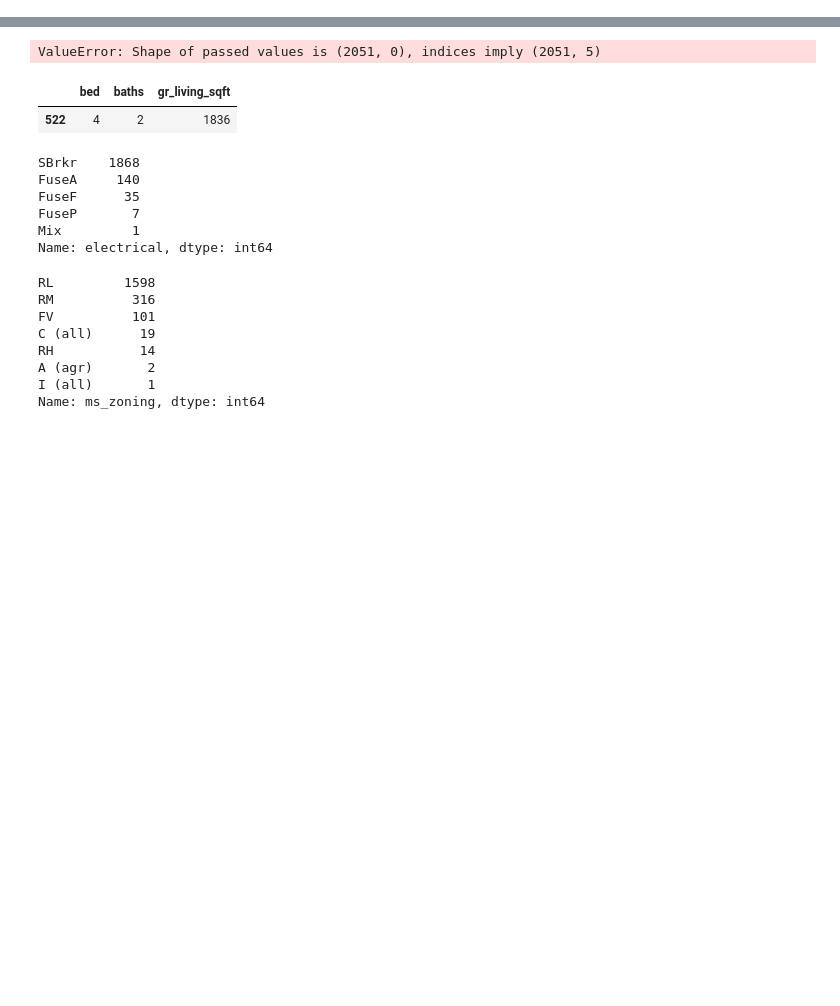
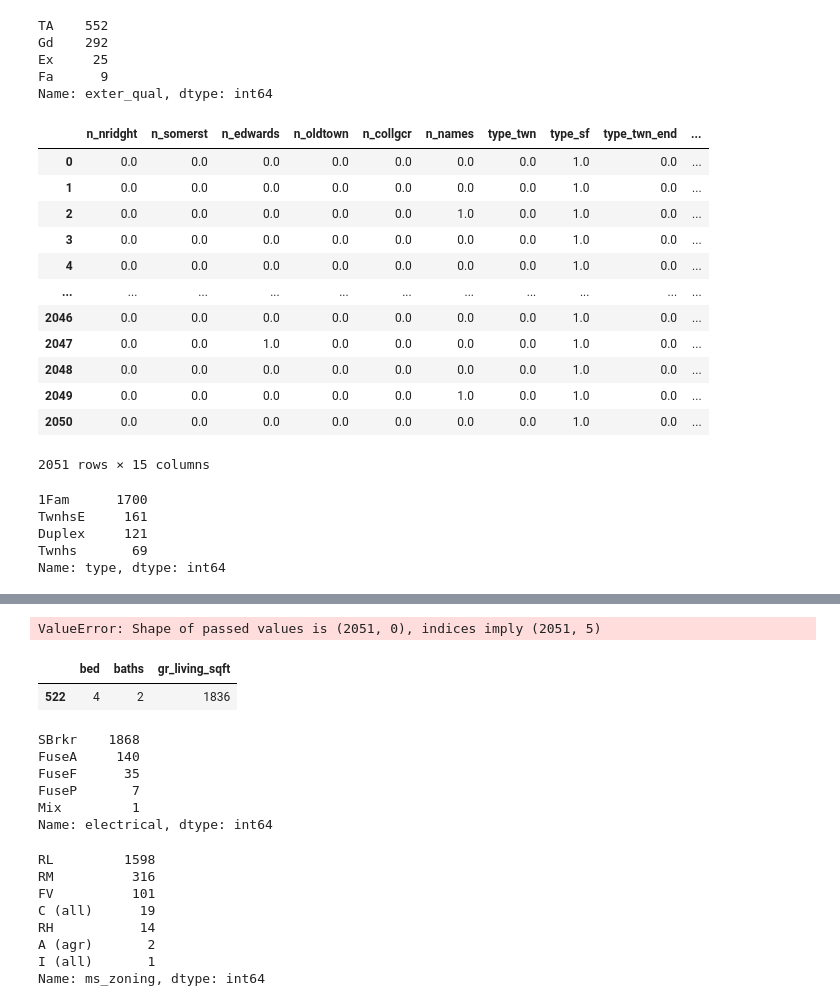
Before and after one commit to woodstockwins/1213-iris, a Jupyter notebook: projects/project-2-master/1_p2_simple_models.ipynb, the cells around one changed output, grey strips where cells are left out. Drawn from its saved outputs; the diff is of its cells as text; code cells hidden in the pictures; blank space fills up the shorter version.

```diff
--- a/projects/project-2-master/1_p2_simple_models.ipynb
+++ b/projects/project-2-master/1_p2_simple_models.ipynb
@@ -375,0 +577,8 @@ memory usage: 320.6+ KB
+# %%
+data_testing['exter_qual'].value_counts()
+# %% [output]
+TA    552
+Gd    292
+Ex     25
+Fa      9
+Name: exter_qual, dtype: int64
@@ -375,0 +587,36 @@ memory usage: 320.6+ KB
+# %%
+# data_local['type'] = data_local['type'].map({'1Fam': '1Fam', 'TwnhsE':'TwnhsE', 'Duplex':'Duplex', 'Twnhs':'Twnhs', '2fmCon': 'Duplex'})
+ohe = OneHotEncoder(categories=[['None', 'BrkCmn', 'BrkFace', 'Stone']], handle_unknown='ignore', drop='first', sparse=False)
+enc = pd.DataFrame(ohe.fit_transform(data_local[['mas_vnr_type']]), columns=['vaneer_brk_c', 'vaneer_brk_face', 'vaneer_stone'], index=data_local.index)
+data_local = data_local.join(enc)
+data_local.drop(['mas_vnr_type'], inplace=True, axis=1)
+data_local.iloc[:,-15:]
+# enc = pd.DataFrame(ohe.transform(self.testing_data[['alley']]), columns=['zone_res_hi', 'zone_res_vil', 'zone_res_med', 'zone_res_low'], index=self.testing_data.index)
+# self.testing_data = self.testing_data.join(enc)
+# self.testing_data.drop(['alley'], inplace=True, axis=1)
+
+# Gable    1619
+# Hip       397
+# Unc        35
+# %% [output]
+|  | n_nridght | n_somerst | n_edwards | n_oldtown | n_collgcr | n_names | type_twn | type_sf | type_twn_end | ... |
+| 0 | 0.0 | 0.0 | 0.0 | 0.0 | 0.0 | 0.0 | 0.0 | 1.0 | 0.0 | ... |
+| 1 | 0.0 | 0.0 | 0.0 | 0.0 | 0.0 | 0.0 | 0.0 | 1.0 | 0.0 | ... |
+| 2 | 0.0 | 0.0 | 0.0 | 0.0 | 0.0 | 1.0 | 0.0 | 1.0 | 0.0 | ... |
+| 3 | 0.0 | 0.0 | 0.0 | 0.0 | 0.0 | 0.0 | 0.0 | 1.0 | 0.0 | ... |
+| 4 | 0.0 | 0.0 | 0.0 | 0.0 | 0.0 | 0.0 | 0.0 | 1.0 | 0.0 | ... |
+| ... | ... | ... | ... | ... | ... | ... | ... | ... | ... | ... |
+| 2046 | 0.0 | 0.0 | 0.0 | 0.0 | 0.0 | 0.0 | 0.0 | 1.0 | 0.0 | ... |
+| 2047 | 0.0 | 0.0 | 1.0 | 0.0 | 0.0 | 0.0 | 0.0 | 1.0 | 0.0 | ... |
+| 2048 | 0.0 | 0.0 | 0.0 | 0.0 | 0.0 | 0.0 | 0.0 | 1.0 | 0.0 | ... |
+| 2049 | 0.0 | 0.0 | 0.0 | 0.0 | 0.0 | 1.0 | 0.0 | 1.0 | 0.0 | ... |
+| 2050 | 0.0 | 0.0 | 0.0 | 0.0 | 0.0 | 0.0 | 0.0 | 1.0 | 0.0 | ... |
+2051 rows × 15 columns
+# %%
+data_local['type'].value_counts()
+# %% [output]
+1Fam      1700
+TwnhsE     161
+Duplex     121
+Twnhs       69
+Name: type, dtype: int64
```
Also changed, not shown: parts of 19 cells of this notebook.
